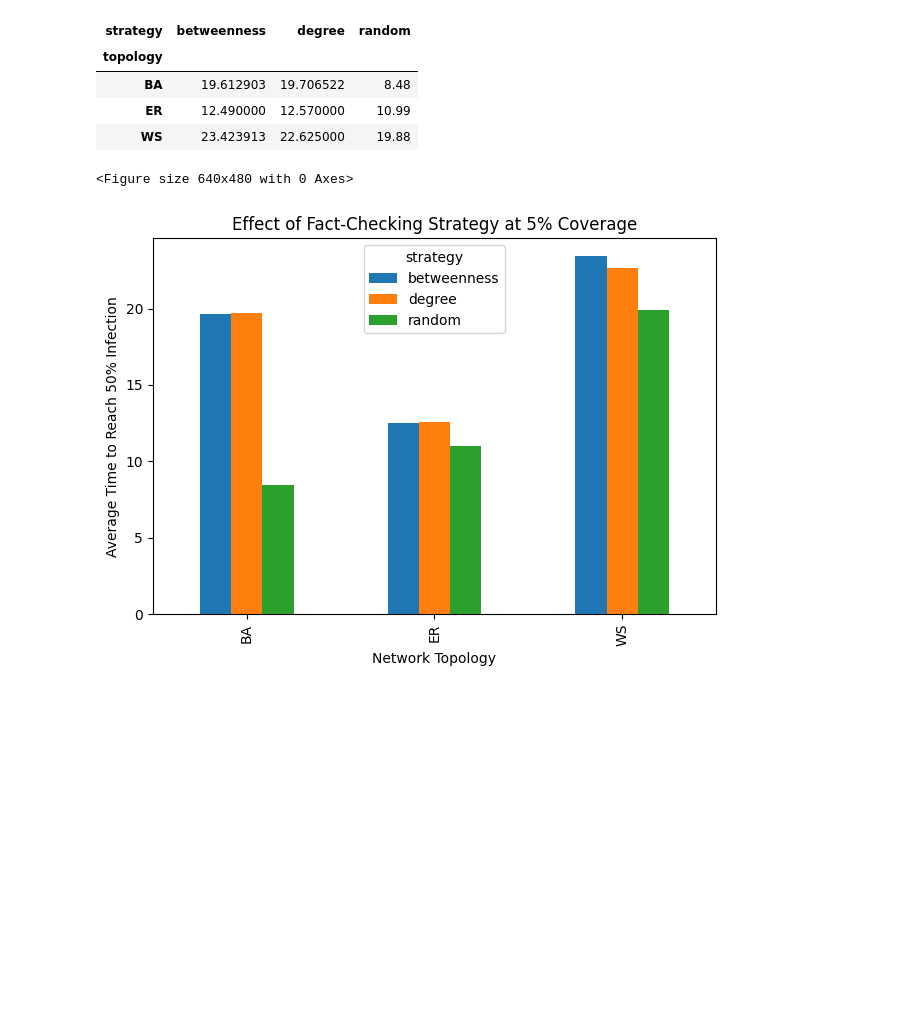
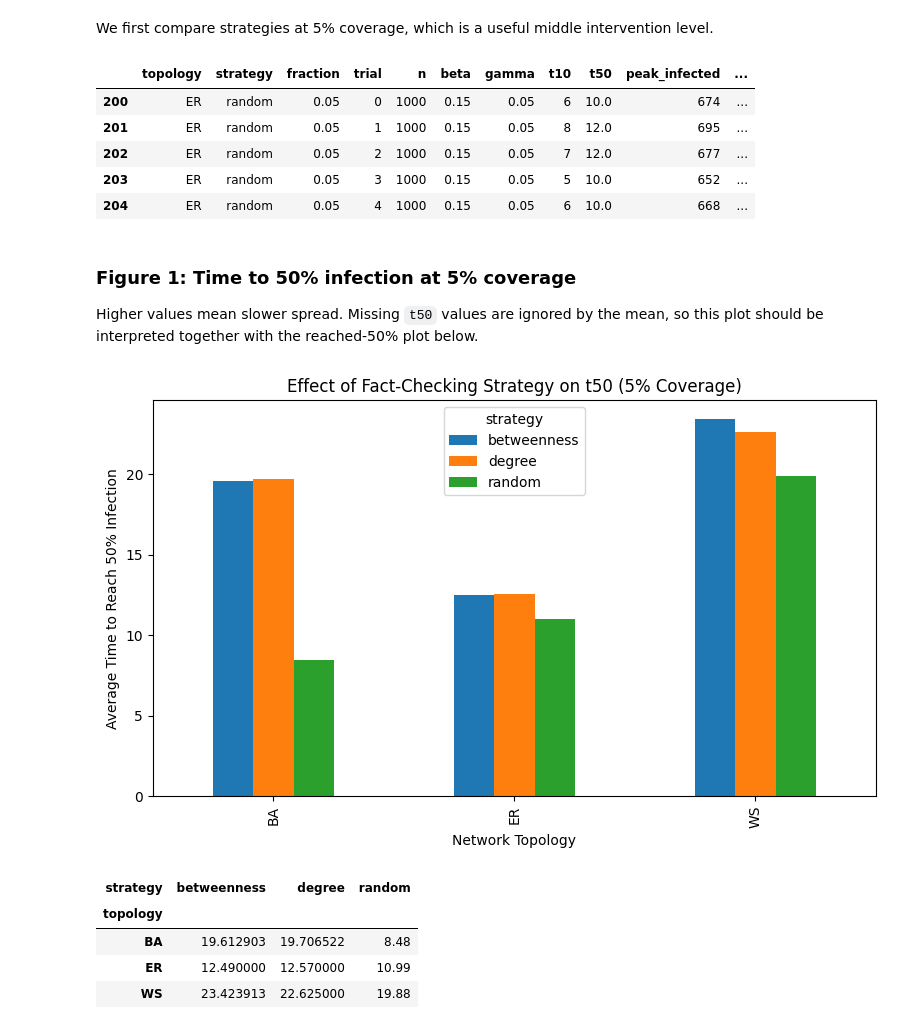
Before and after one commit to ishn29/misinformation-topology-research, a Jupyter notebook: notebooks/intervention_analysis.ipynb, the cells around one changed output. Drawn from its saved outputs; the diff is of its cells as text; code cells hidden in the pictures; blank space fills up the shorter version.

Commit message:
Updated intervention and baseline analysis notebooks

```diff
--- a/notebooks/intervention_analysis.ipynb
+++ b/notebooks/intervention_analysis.ipynb
@@ -24,0 +101,11 @@ results.head()
+# %%
+results["reached_50"] = results["t50"].notna()
+
+reached_table = (
+    results
+    .groupby(["topology", "strategy", "fraction"])["reached_50"]
+    .mean()
+    .reset_index()
+)
+
+reached_table
@@ -54,33 +165,40 @@ summary
+# %% [markdown]
+We first compare strategies at 5% coverage, which is a useful middle intervention level.
 # %%
-fraction_5 = results[results["fraction"] == 0.05]
-
-t50_table = fraction_5.pivot_table(
-    index="topology",
-    columns="strategy",
-    values="t50",
-    aggfunc="mean"
-)
-
-t50_table
+fraction_5 = results[results["fraction"] == 0.05].copy()
+fraction_5.head()
 # %% [output]
-| strategy | betweenness | degree | random |
-| topology |  |  |  |
-| BA | 19.612903 | 19.706522 | 8.48 |
-| ER | 12.490000 | 12.570000 | 10.99 |
-| WS | 23.423913 | 22.625000 | 19.88 |
+|  | topology | strategy | fraction | trial | n | beta | gamma | t10 | t50 | peak_infected | ... |
+| 200 | ER | random | 0.05 | 0 | 1000 | 0.15 | 0.05 | 6 | 10.0 | 674 | ... |
+| 201 | ER | random | 0.05 | 1 | 1000 | 0.15 | 0.05 | 8 | 12.0 | 695 | ... |
+| 202 | ER | random | 0.05 | 2 | 1000 | 0.15 | 0.05 | 7 | 12.0 | 677 | ... |
+| 203 | ER | random | 0.05 | 3 | 1000 | 0.15 | 0.05 | 5 | 10.0 | 652 | ... |
+| 204 | ER | random | 0.05 | 4 | 1000 | 0.15 | 0.05 | 6 | 10.0 | 668 | ... |
+# %% [markdown]
+### Figure 1: Time to 50% infection at 5% coverage
+
+Higher values mean slower spread. Missing `t50` values are ignored by the mean, so this plot should be interpreted together with the reached-50% plot below.
 # %%
-fraction_5 = results[results["fraction"] == 0.05]
+plot_data = (
+    fraction_5
+    .groupby(["topology", "strategy"])["t50"]
+    .mean()
+    .unstack()
+)
 
-plot_data = fraction_5.groupby(["topology", "strategy"])["t50"].mean().unstack()
-
-plt.figure()
-plot_data.plot(kind="bar")
-plt.ylabel("Average Time to Reach 50% Infection")
-plt.xlabel("Network Topology")
-plt.title("Effect of Fact-Checking Strategy at 5% Coverage")
+ax = plot_data.plot(kind="bar", figsize=(8, 5))
+ax.set_ylabel("Average Time to Reach 50% Infection")
+ax.set_xlabel("Network Topology")
+ax.set_title("Effect of Fact-Checking Strategy on t50 (5% Coverage)")
 plt.tight_layout()
 plt.savefig(FIGURE_DIR / "intervention_t50_5percent.png", dpi=300)
 plt.show()
+
+plot_data
 # %% [output]
-<Figure size 640x480 with 0 Axes>
-[figure, old version]
+[figure, new version]
+| strategy | betweenness | degree | random |
+| topology |  |  |  |
+| BA | 19.612903 | 19.706522 | 8.48 |
+| ER | 12.490000 | 12.570000 | 10.99 |
+| WS | 23.423913 | 22.625000 | 19.88 |
```
Also changed, not shown: parts of 33 cells of this notebook, 23 other files.
